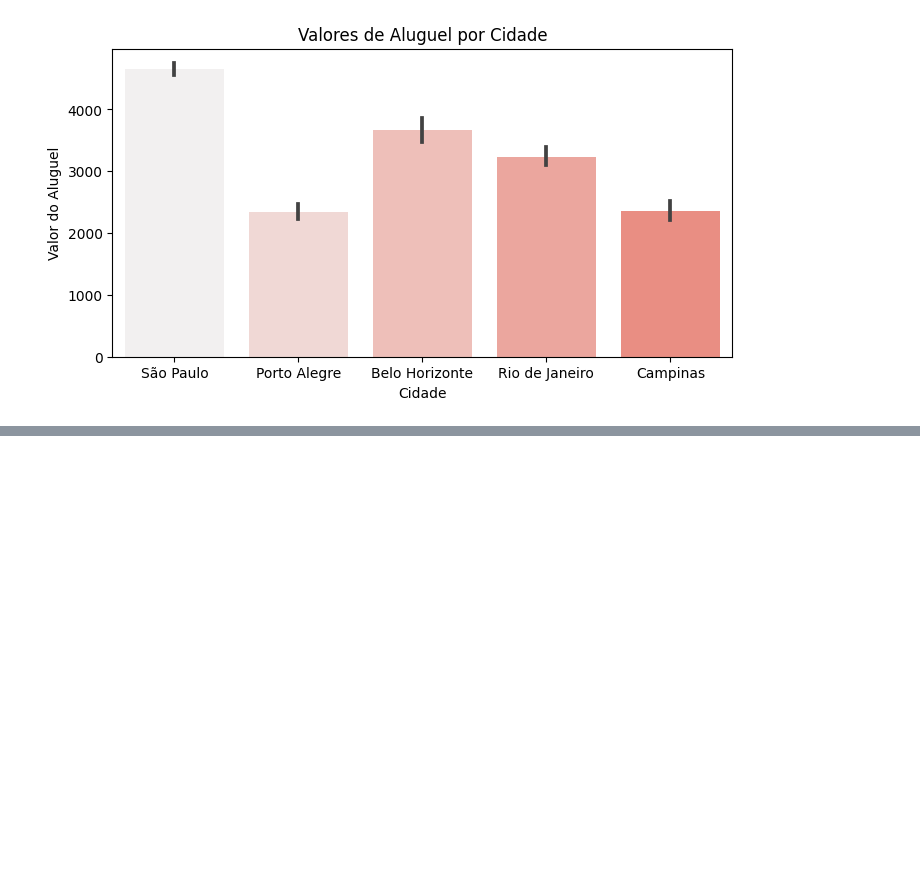
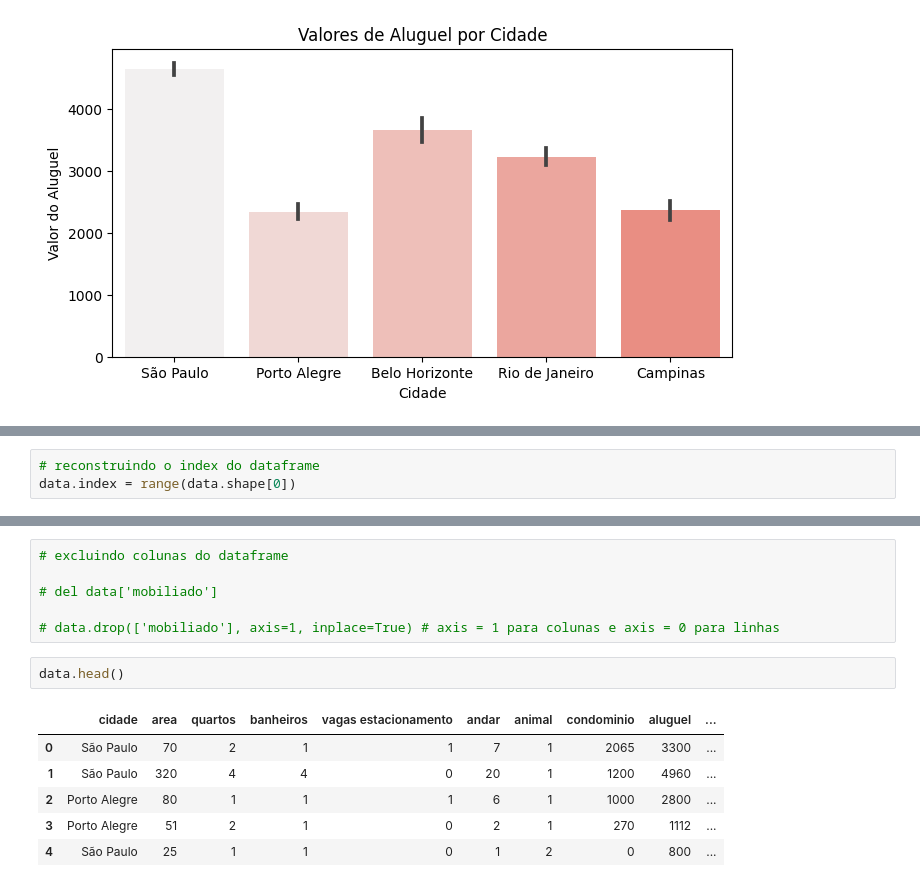
Before and after one commit to raphaelabenom/general-repo, a Jupyter notebook: Notebooks/Python - Pandas Básico.ipynb, the cells around one changed output, grey strips where cells are left out. Saved outputs shown, nothing was run; the diff lists cells and outputs as text; blank space fills up the shorter version.

```diff
--- a/Notebooks/Python - Pandas Básico.ipynb
+++ b/Notebooks/Python - Pandas Básico.ipynb
@@ -403,0 +417,3 @@ plt.show()
+# %%
+# reconstruindo o index do dataframe
+data.index = range(data.shape[0])
@@ -403,0 +465,15 @@ plt.show()
+# %%
+# excluindo colunas do dataframe
+
+# del data['mobiliado']
+
+# data.drop(['mobiliado'], axis=1, inplace=True) # axis = 1 para colunas e axis = 0 para linhas
+# %%
+data.head()
+# %% [output]
+|  | cidade | area | quartos | banheiros | vagas estacionamento | andar | animal | condominio | aluguel | ... |
+| 0 | São Paulo | 70 | 2 | 1 | 1 | 7 | 1 | 2065 | 3300 | ... |
+| 1 | São Paulo | 320 | 4 | 4 | 0 | 20 | 1 | 1200 | 4960 | ... |
+| 2 | Porto Alegre | 80 | 1 | 1 | 1 | 6 | 1 | 1000 | 2800 | ... |
+| 3 | Porto Alegre | 51 | 2 | 1 | 0 | 2 | 1 | 270 | 1112 | ... |
+| 4 | São Paulo | 25 | 1 | 1 | 0 | 1 | 2 | 0 | 800 | ... |
```
Also changed, not shown: parts of 53 cells of this notebook, 2 other files.
